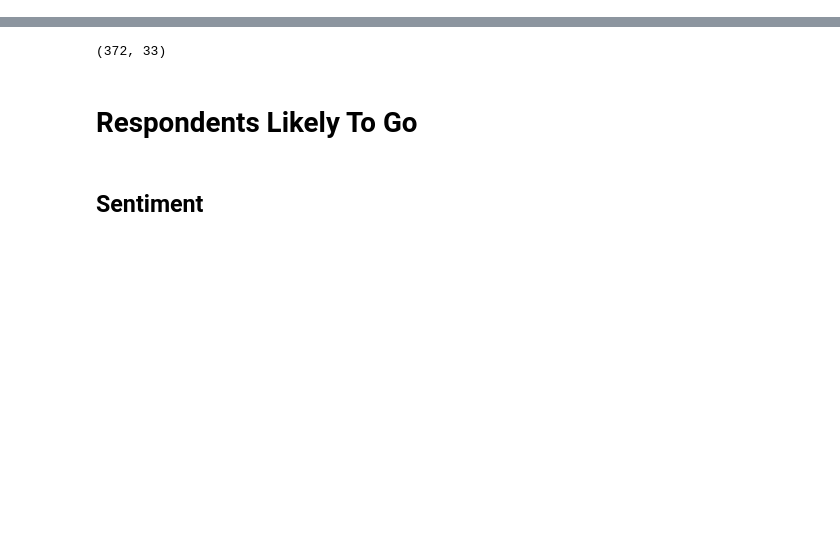
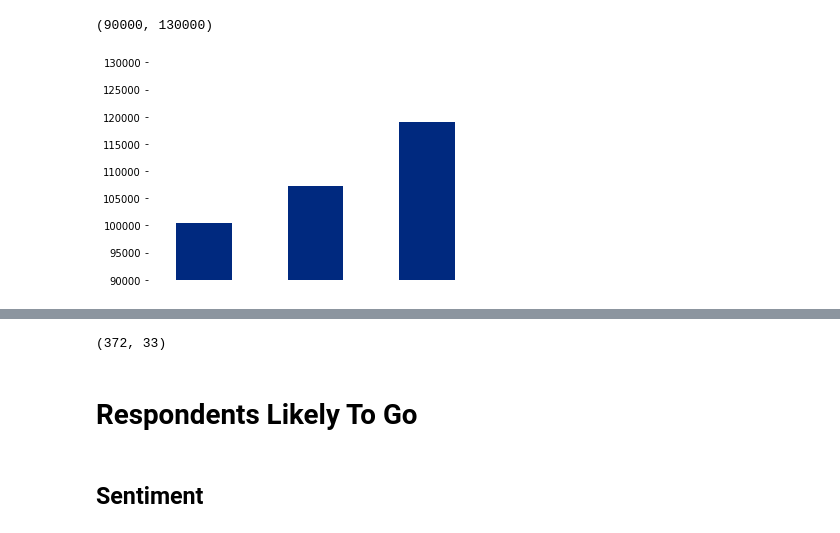
Before and after one commit to PersonaPredicta/Survey_Says..., a Jupyter notebook: fred/MVPlo.ipynb, the cells around one changed output, grey strips where cells are left out. Drawn from its saved outputs; the diff is of its cells as text; code cells hidden in the pictures; blank space fills up the shorter version.

```diff
--- a/fred/MVPlo.ipynb
+++ b/fred/MVPlo.ipynb
@@ -58,0 +116,21 @@ likely = big_df[big_df.targetB == 1]
+# %%
+dictionary = {'To Kill A Mockingbird' : 100388, 'Survey Responses' : 107246, 'Twilight' : 119000}
+# %%
+word_counts = pd.Series(dictionary)
+# %%
+ax = word_counts.plot.bar(legend=False,
+                     color="#00297f",
+                     )
+
+ax.yaxis.set_label_text("")
+ax.xaxis.set_label_text("")
+
+ax.spines['top'].set_visible(False)
+ax.spines['right'].set_visible(False)
+ax.spines['left'].set_visible(False)
+ax.spines['bottom'].set_visible(False)
+plt.xticks([],[])
+plt.ylim(90000,130000)
+# %% [output]
+(90000, 130000)
+[figure, added]
```
Also changed, not shown: parts of 19 cells of this notebook, 2 other files.
